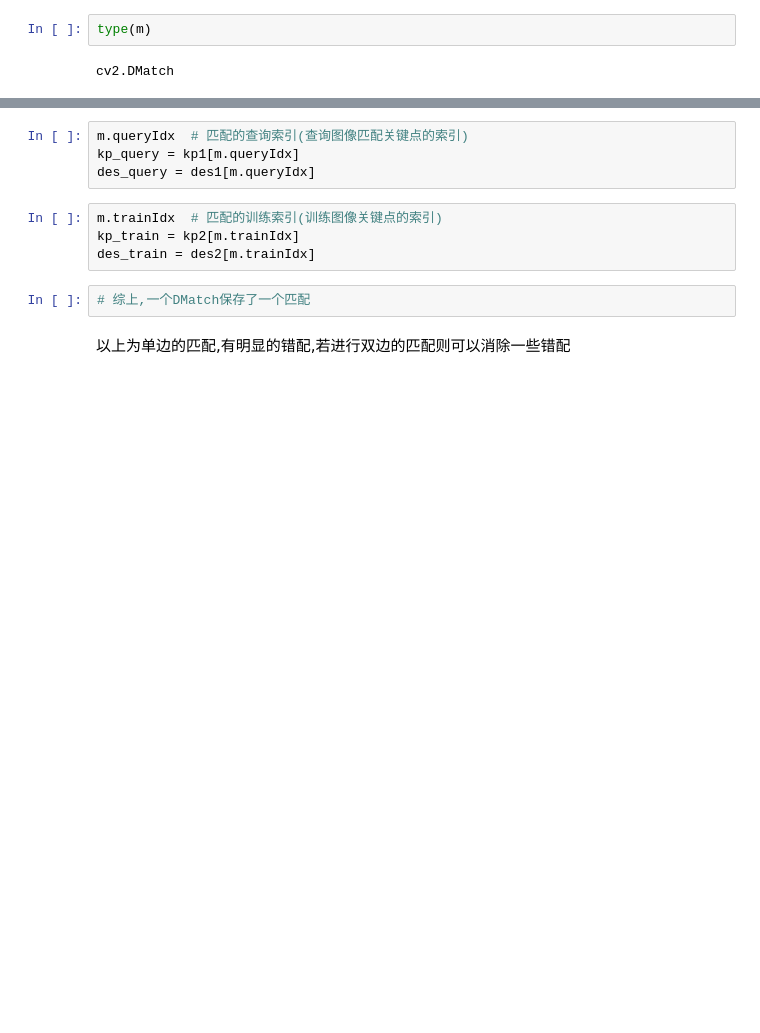
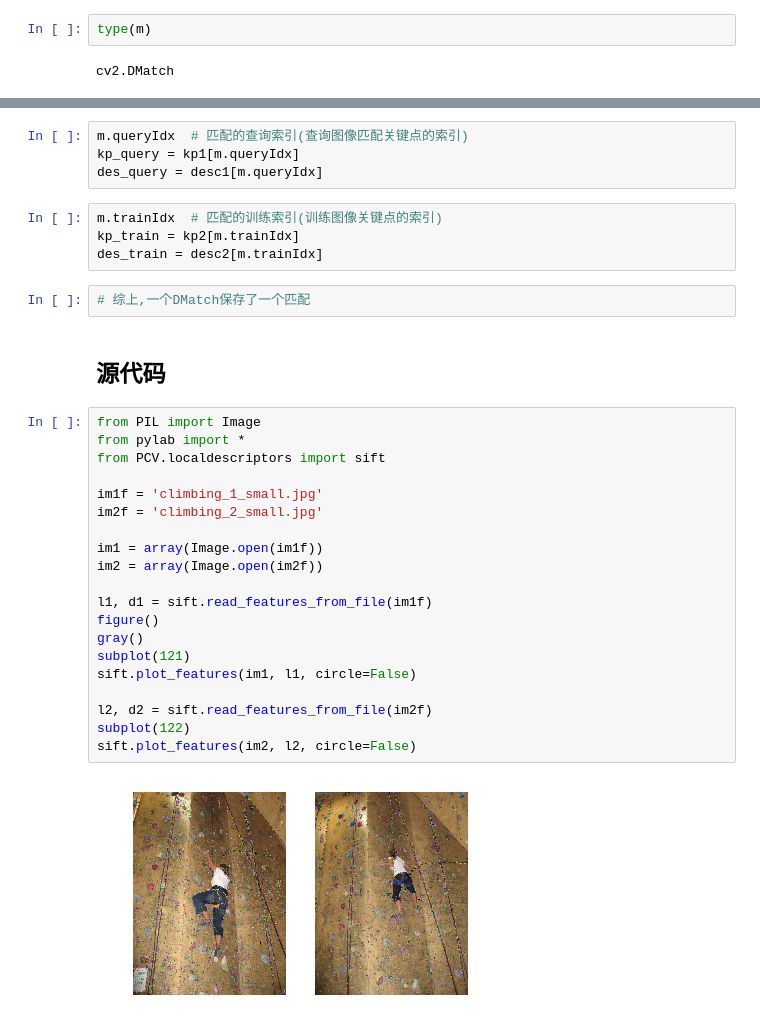
Before and after one commit to LMCallMe/PYCVReading, a Jupyter notebook: ch02-局部图像表述子.ipynb, the cells around one changed output, grey strips where cells are left out. Saved outputs shown, nothing was run; the diff lists cells and outputs as text; blank space fills up the shorter version.

```diff
--- a/ch02-局部图像表述子.ipynb
+++ b/ch02-局部图像表述子.ipynb
@@ -520,12 +519,34 @@ $$169.165603638$$
 # %%
 m.queryIdx  # 匹配的查询索引(查询图像匹配关键点的索引)
 kp_query = kp1[m.queryIdx]
-des_query = des1[m.queryIdx]
+des_query = desc1[m.queryIdx]
 # %%
 m.trainIdx  # 匹配的训练索引(训练图像关键点的索引)
 kp_train = kp2[m.trainIdx]
-des_train = des2[m.trainIdx]
+des_train = desc2[m.trainIdx]
 # %%
 # 综上,一个DMatch保存了一个匹配
-# %% [markdown]
-以上为单边的匹配,有明显的错配,若进行双边的匹配则可以消除一些错配
+# %% [markdown]
+## 源代码
+# %%
+from PIL import Image
+from pylab import *
+from PCV.localdescriptors import sift
+
+im1f = 'climbing_1_small.jpg'
+im2f = 'climbing_2_small.jpg'
+
+im1 = array(Image.open(im1f))
+im2 = array(Image.open(im2f))
+
+l1, d1 = sift.read_features_from_file(im1f)
+figure()
+gray()
+subplot(121)
+sift.plot_features(im1, l1, circle=False)
+
+l2, d2 = sift.read_features_from_file(im2f)
+subplot(122)
+sift.plot_features(im2, l2, circle=False)
+# %% [output]
+[figure, added]
```
Also changed, not shown: parts of 11 cells of this notebook, 1 other file.
